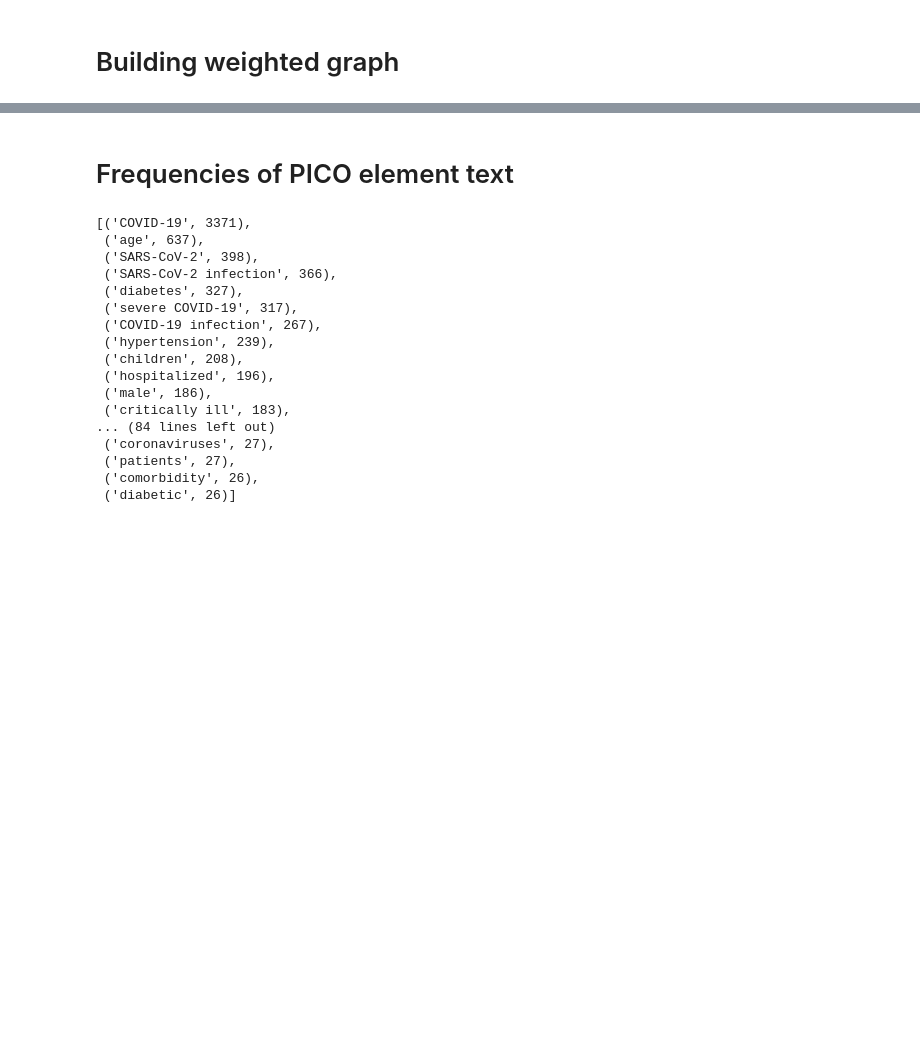
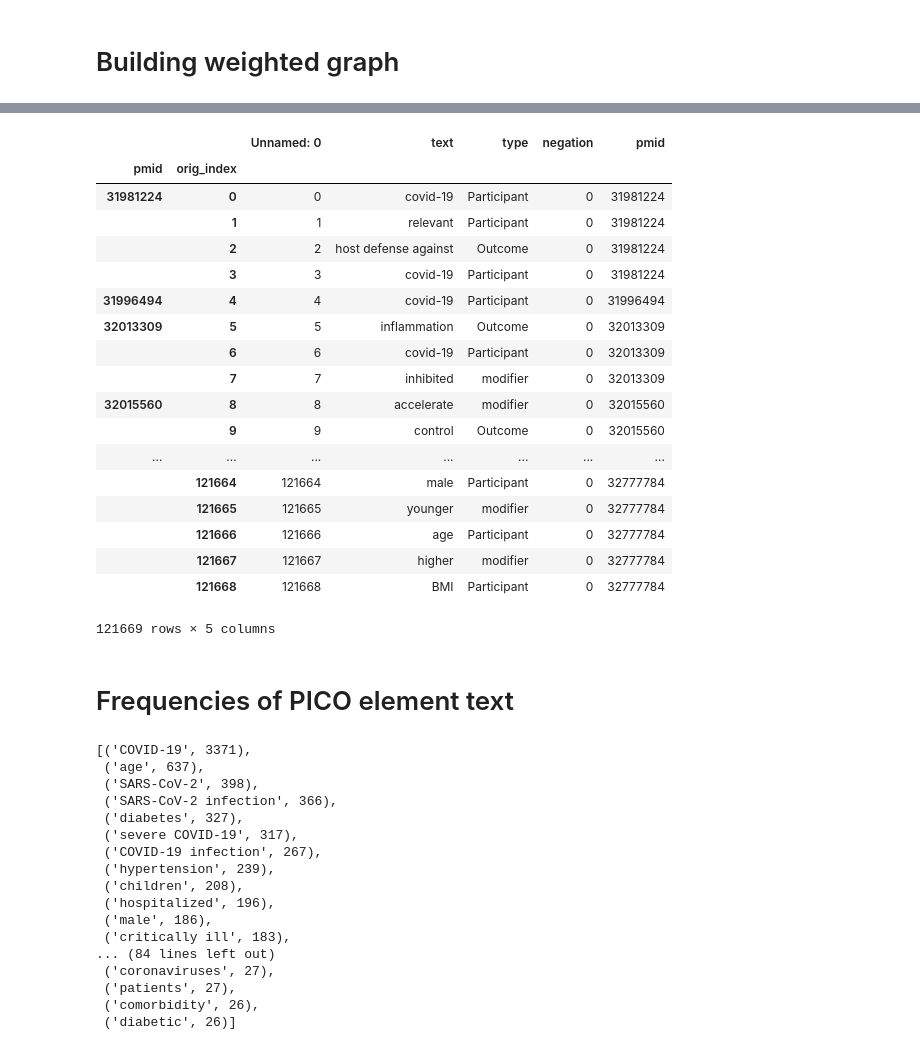
Before and after one commit to dr-haoliu/PICOElementMapProject, a Jupyter notebook: LitCovidTreatmentExploratoryAnalysis.ipynb, the cells around one changed output, grey strips where cells are left out. Drawn from its saved outputs; the diff is of its cells as text; code cells hidden in the pictures; blank space fills up the shorter version.

```diff
--- a/LitCovidTreatmentExploratoryAnalysis.ipynb
+++ b/LitCovidTreatmentExploratoryAnalysis.ipynb
@@ -129,0 +278,24 @@ plt.show()
+# %%
+temp_ent_df = ent_df.copy()
+temp_ent_df.index = index
+temp_ent_df
+# %% [output]
+|  |  | Unnamed: 0 | text | type | negation | pmid |
+| pmid | orig_index |  |  |  |  |  |
+| 31981224 | 0 | 0 | covid-19 | Participant | 0 | 31981224 |
+|  | 1 | 1 | relevant | Participant | 0 | 31981224 |
+|  | 2 | 2 | host defense against | Outcome | 0 | 31981224 |
+|  | 3 | 3 | covid-19 | Participant | 0 | 31981224 |
+| 31996494 | 4 | 4 | covid-19 | Participant | 0 | 31996494 |
+| 32013309 | 5 | 5 | inflammation | Outcome | 0 | 32013309 |
+|  | 6 | 6 | covid-19 | Participant | 0 | 32013309 |
+|  | 7 | 7 | inhibited | modifier | 0 | 32013309 |
+| 32015560 | 8 | 8 | accelerate | modifier | 0 | 32015560 |
+|  | 9 | 9 | control | Outcome | 0 | 32015560 |
+| ... | ... | ... | ... | ... | ... | ... |
+|  | 121664 | 121664 | male | Participant | 0 | 32777784 |
+|  | 121665 | 121665 | younger | modifier | 0 | 32777784 |
+|  | 121666 | 121666 | age | Participant | 0 | 32777784 |
+|  | 121667 | 121667 | higher | modifier | 0 | 32777784 |
+|  | 121668 | 121668 | BMI | Participant | 0 | 32777784 |
+121669 rows × 5 columns
```
Also changed, not shown: parts of 13 cells of this notebook, 7 other files.
